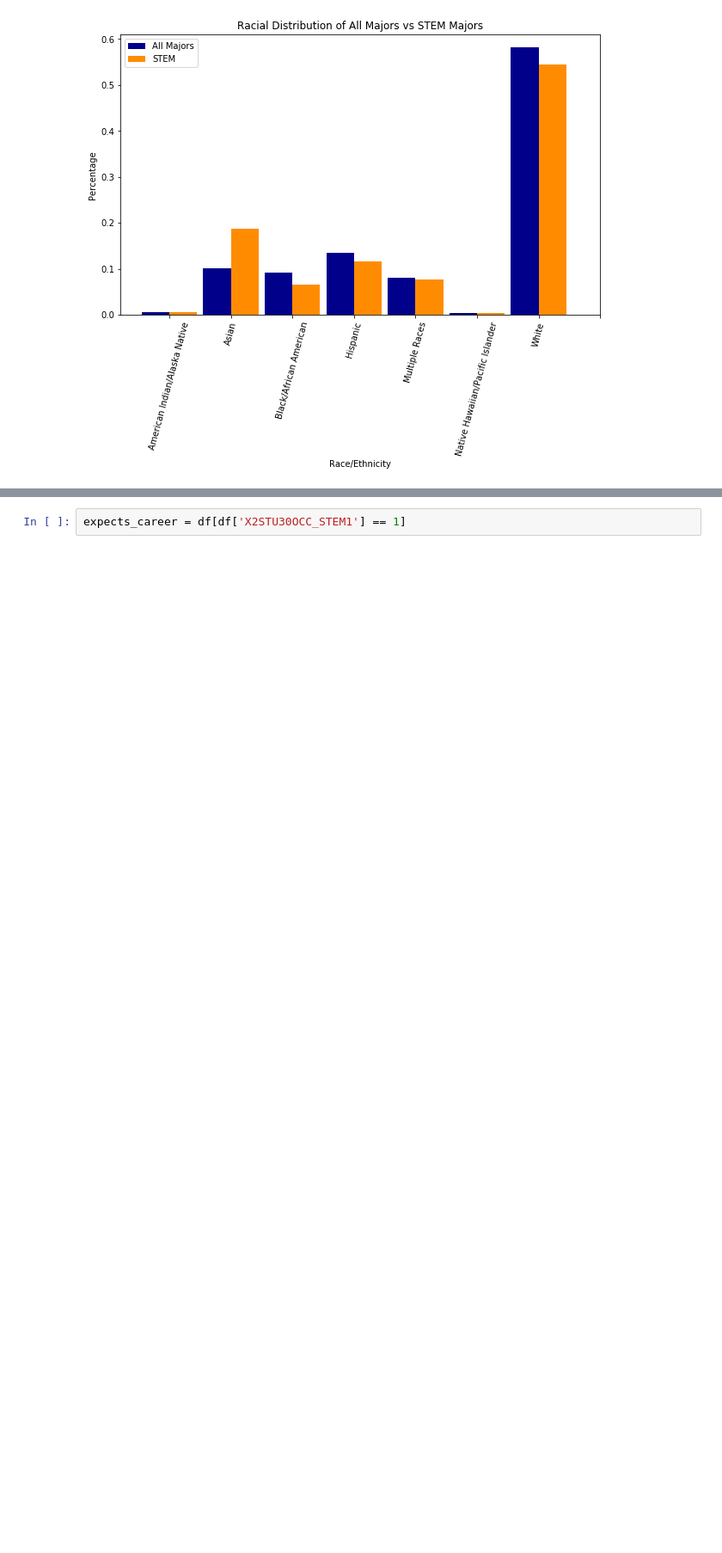
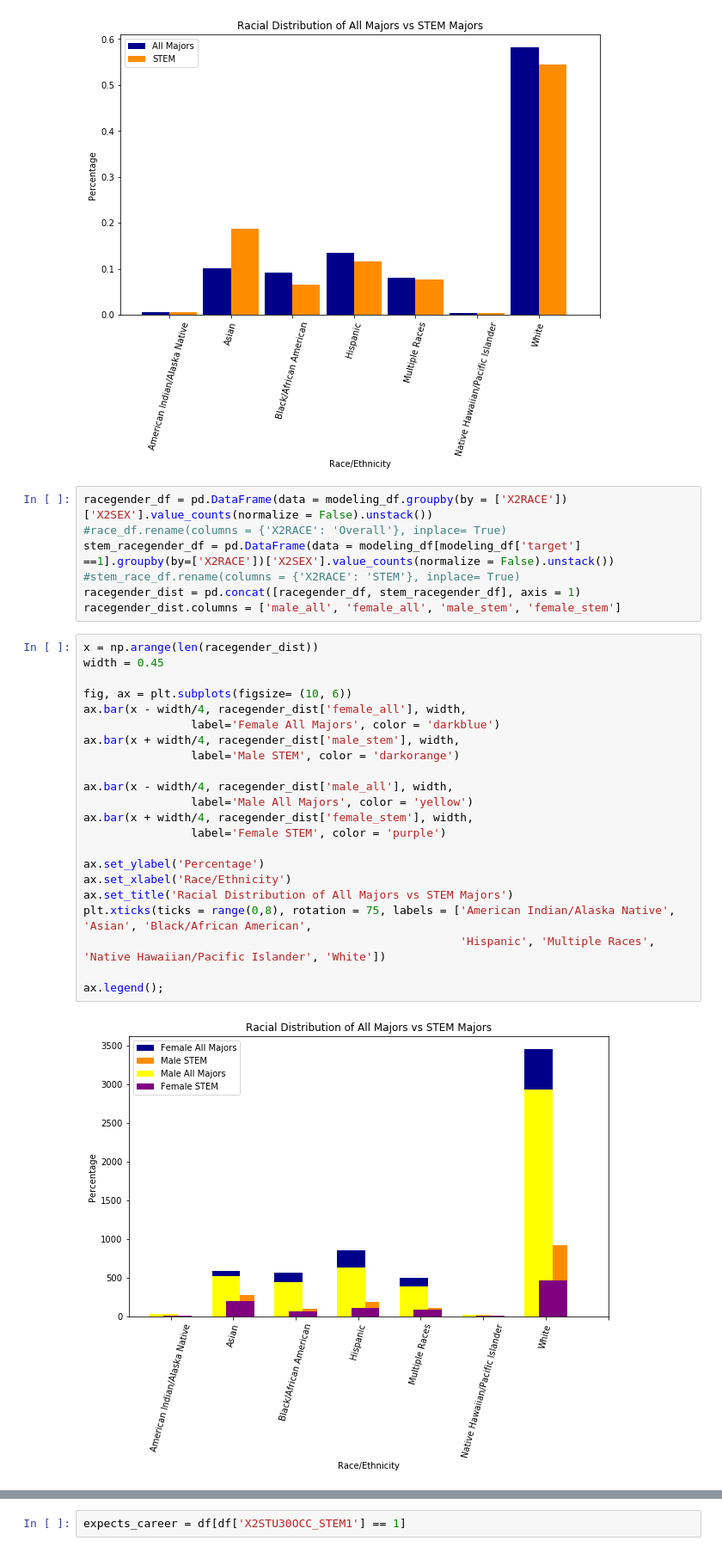
Before and after one commit to laurenphipps/STEM-majors, a Jupyter notebook: notebooks/EDAviz.ipynb, the cells around one changed output, grey strips where cells are left out. Shown at 86% size. Saved outputs shown, nothing was run; the diff lists cells and outputs as text; blank space fills up the shorter version.

Commit message:
begin aab modeling

```diff
--- a/notebooks/EDAviz.ipynb
+++ b/notebooks/EDAviz.ipynb
@@ -655,3 +620,34 @@ plt.xticks(ticks = range(0,8), rotation = 75, labels = ['American Indian/Alaska
 ax.legend();
 # %% [output]
 [figure]
+# %%
+racegender_df = pd.DataFrame(data = modeling_df.groupby(by = ['X2RACE'])['X2SEX'].value_counts(normalize = False).unstack())
+#race_df.rename(columns = {'X2RACE': 'Overall'}, inplace= True)
+stem_racegender_df = pd.DataFrame(data = modeling_df[modeling_df['target'] ==1].groupby(by=['X2RACE'])['X2SEX'].value_counts(normalize = False).unstack())
+#stem_race_df.rename(columns = {'X2RACE': 'STEM'}, inplace= True)
+racegender_dist = pd.concat([racegender_df, stem_racegender_df], axis = 1)
+racegender_dist.columns = ['male_all', 'female_all', 'male_stem', 'female_stem']
+# %%
+x = np.arange(len(racegender_dist))
+width = 0.45
+
+fig, ax = plt.subplots(figsize= (10, 6))
+ax.bar(x - width/4, racegender_dist['female_all'], width,
+                label='Female All Majors', color = 'darkblue')
+ax.bar(x + width/4, racegender_dist['male_stem'], width,
+                label='Male STEM', color = 'darkorange')
+
+ax.bar(x - width/4, racegender_dist['male_all'], width,
+                label='Male All Majors', color = 'yellow')
+ax.bar(x + width/4, racegender_dist['female_stem'], width,
+                label='Female STEM', color = 'purple')
+
+ax.set_ylabel('Percentage')
+ax.set_xlabel('Race/Ethnicity')
+ax.set_title('Racial Distribution of All Majors vs STEM Majors')
+plt.xticks(ticks = range(0,8), rotation = 75, labels = ['American Indian/Alaska Native', 'Asian', 'Black/African American',
+                                                        'Hispanic', 'Multiple Races', 'Native Hawaiian/Pacific Islander', 'White'])
+
+ax.legend();
+# %% [output]
+[figure, added]
```
Also changed, not shown: parts of 12 cells of this notebook, 3 other files.
